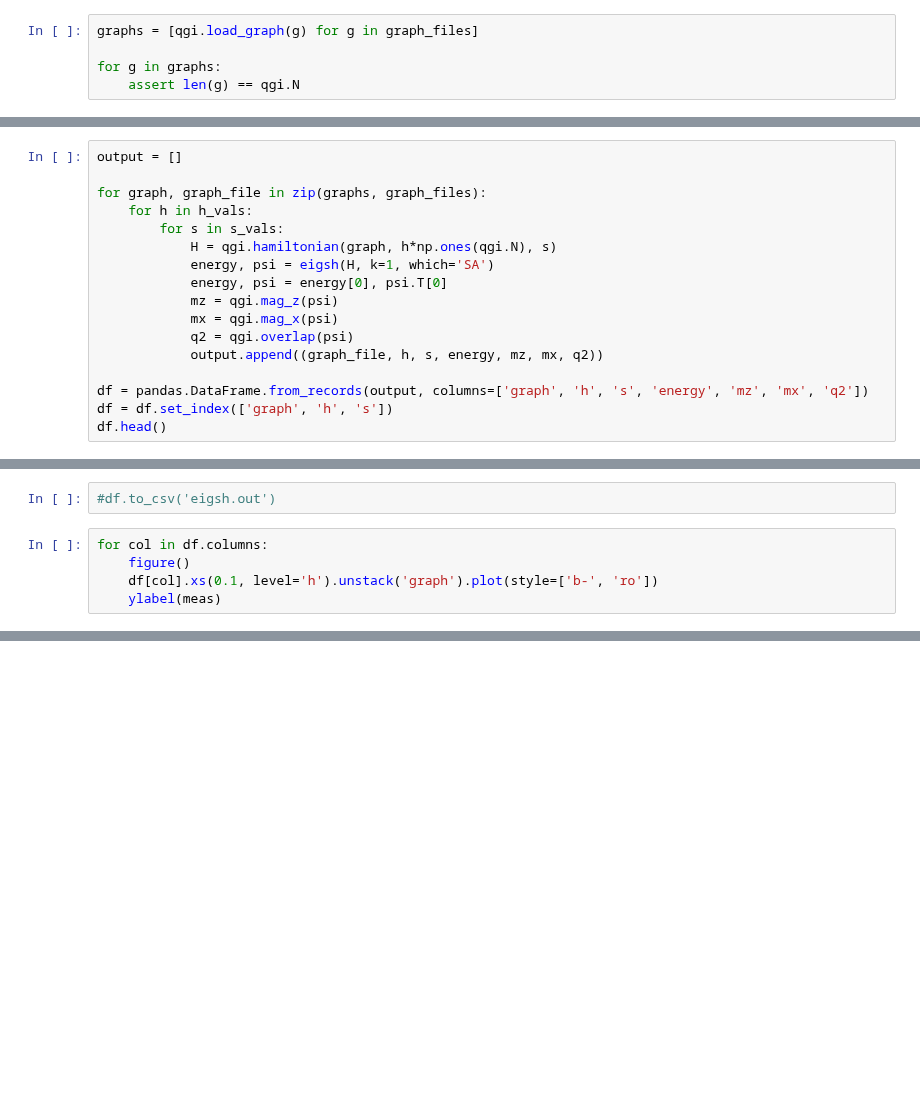
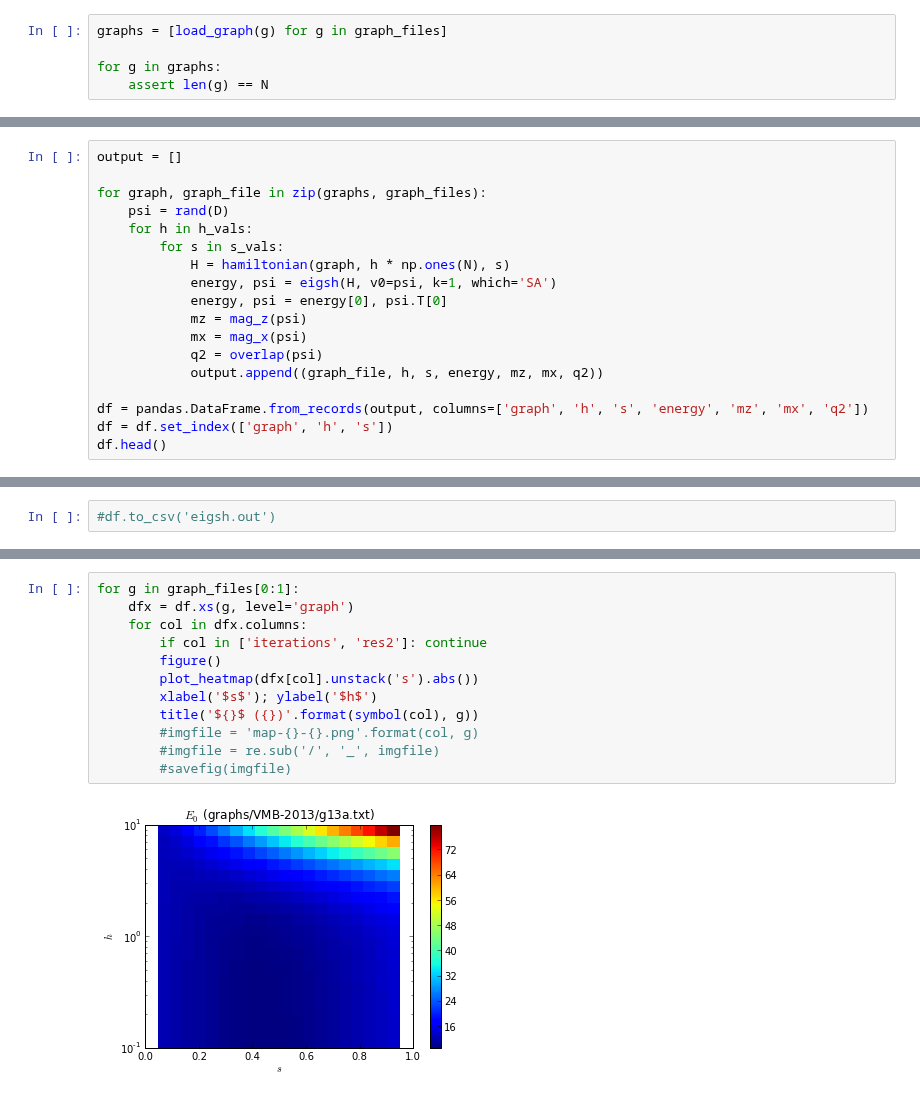
Before and after one commit to mcwitt/quantum-graph-isomorphism, a Jupyter notebook: analysis/diagonalize.ipynb, the cells around one changed output, grey strips where cells are left out. Cells and saved outputs as stored; diff of their text form; blank space fills up the shorter version.

```diff
--- a/analysis/diagonalize.ipynb
+++ b/analysis/diagonalize.ipynb
@@ -12,10 +12,10 @@ graph_files = ['graphs/VMB-2013/g13a.txt', 'graphs/VMB-2013/g13b.txt']
 # %% [markdown]
 Load graphs in Itay's format
 # %%
-graphs = [qgi.load_graph(g) for g in graph_files]
+graphs = [load_graph(g) for g in graph_files]
 
 for g in graphs:
-    assert len(g) == qgi.N
+    assert len(g) == N
 # %%
 s_vals = linspace(0.05, 0.95, 21)
 h_vals = logspace(-1, 1, 21)
@@ -23,14 +23,15 @@ h_vals = logspace(-1, 1, 21)
 output = []
 
 for graph, graph_file in zip(graphs, graph_files):
+    psi = rand(D)
     for h in h_vals:
         for s in s_vals:
-            H = qgi.hamiltonian(graph, h*np.ones(qgi.N), s)
-            energy, psi = eigsh(H, k=1, which='SA')
+            H = hamiltonian(graph, h * np.ones(N), s)
+            energy, psi = eigsh(H, v0=psi, k=1, which='SA')
             energy, psi = energy[0], psi.T[0]
-            mz = qgi.mag_z(psi)
-            mx = qgi.mag_x(psi)
-            q2 = qgi.overlap(psi)
+            mz = mag_z(psi)
+            mx = mag_x(psi)
+            q2 = overlap(psi)
             output.append((graph_file, h, s, energy, mz, mx, q2))
 
 df = pandas.DataFrame.from_records(output, columns=['graph', 'h', 's', 'energy', 'mz', 'mx', 'q2'])
@@ -39,7 +48,2 @@ df.head()
 # %%
 #df.to_csv('eigsh.out')
-# %%
-for col in df.columns:
-    figure()
-    df[col].xs(0.1, level='h').unstack('graph').plot(style=['b-', 'ro'])
-    ylabel(meas)
@@ -60,0 +50,14 @@ for meas in df.columns:
+# %%
+for g in graph_files[0:1]:
+    dfx = df.xs(g, level='graph')
+    for col in dfx.columns:
+        if col in ['iterations', 'res2']: continue
+        figure()
+        plot_heatmap(dfx[col].unstack('s').abs())
+        xlabel('$s$'); ylabel('$h$')
+        title('${}$ ({})'.format(symbol(col), g))
+        #imgfile = 'map-{}-{}.png'.format(col, g)
+        #imgfile = re.sub('/', '_', imgfile)
+        #savefig(imgfile)
+# %% [output]
+[figure, added]
```
Also changed, not shown: parts of 6 cells of this notebook, 1 other file.
